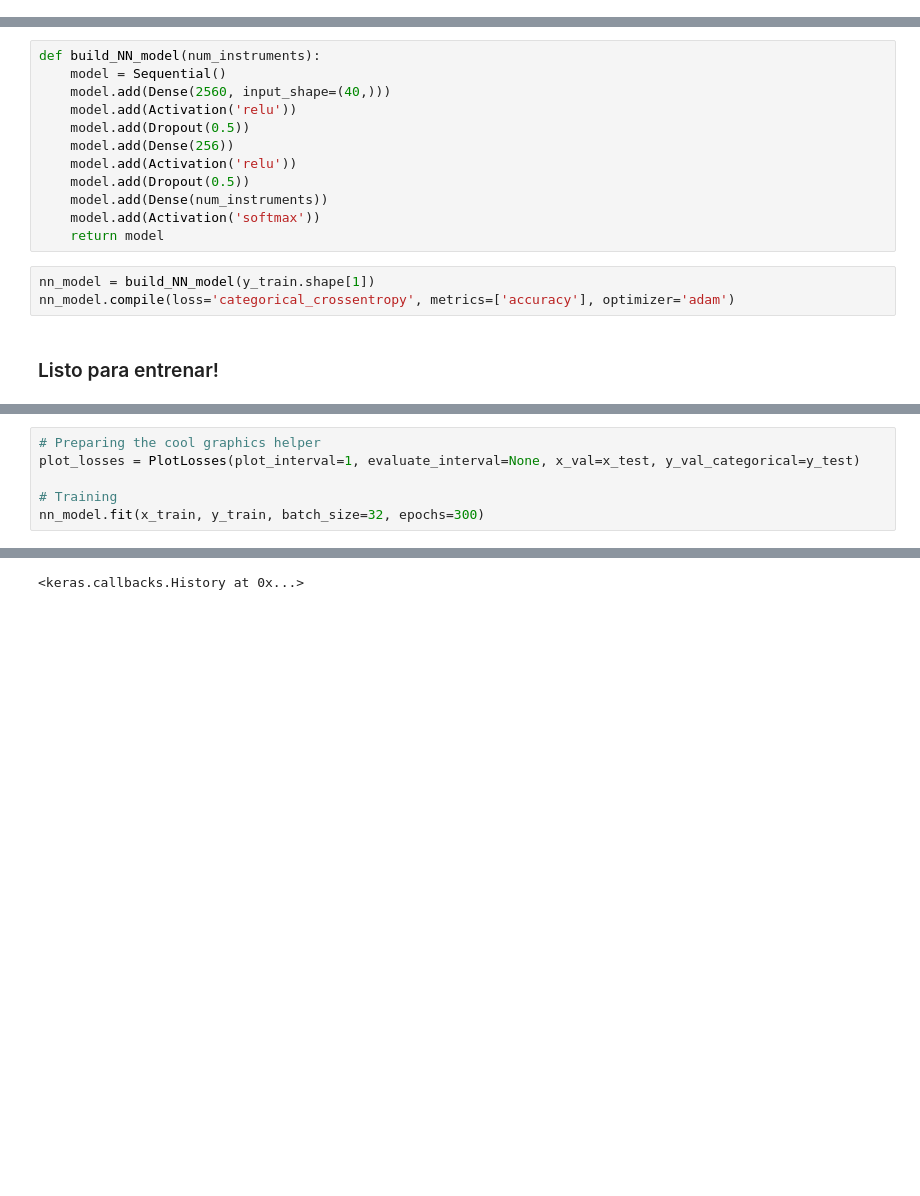
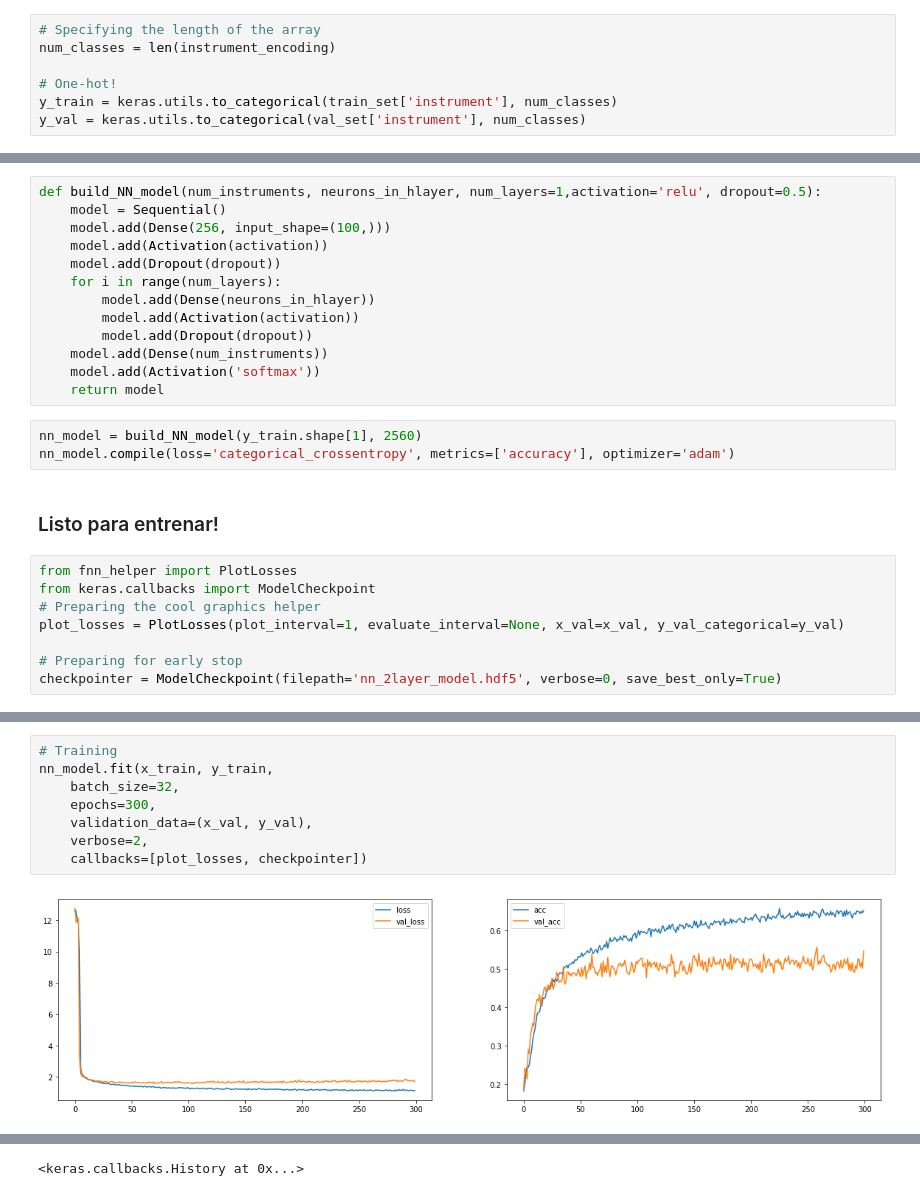
Before and after one commit to pedrini210/instrument-recognition, a Jupyter notebook: Instrument Recognition.ipynb, the cells around one changed output, grey strips where cells are left out. Drawn from its saved outputs; the diff is of its cells as text; blank space fills up the shorter version.

Commit message:
Training and evaluation of 3 models

```diff
--- a/Instrument Recognition.ipynb
+++ b/Instrument Recognition.ipynb
@@ -309,0 +299,7 @@ print(y_train)
+# %%
+# Specifying the length of the array
+num_classes = len(instrument_encoding)
+
+# One-hot!
+y_train = keras.utils.to_categorical(train_set['instrument'], num_classes)
+y_val = keras.utils.to_categorical(val_set['instrument'], num_classes)
@@ -322,19 +390,28 @@ from keras.models import Sequential
 from keras.layers.core import Dense, Dropout, Activation
 from keras.layers import Convolution2D, MaxPooling2D, GlobalAveragePooling2D
 # %%
-def build_NN_model(num_instruments):
+def build_NN_model(num_instruments, neurons_in_hlayer, num_layers=1,activation='relu', dropout=0.5):
     model = Sequential()
-    model.add(Dense(2560, input_shape=(40,)))
-    model.add(Activation('relu'))
-    model.add(Dropout(0.5))
-    model.add(Dense(256))
-    model.add(Activation('relu'))
-    model.add(Dropout(0.5))
+    model.add(Dense(256, input_shape=(100,)))
+    model.add(Activation(activation))
+    model.add(Dropout(dropout))
+    for i in range(num_layers):
+        model.add(Dense(neurons_in_hlayer))
+        model.add(Activation(activation))
+        model.add(Dropout(dropout))
     model.add(Dense(num_instruments))
     model.add(Activation('softmax'))
     return model
 # %%
-nn_model = build_NN_model(y_train.shape[1])
+nn_model = build_NN_model(y_train.shape[1], 2560)
 nn_model.compile(loss='categorical_crossentropy', metrics=['accuracy'], optimizer='adam')
 # %% [markdown]
 ### Listo para entrenar!
+# %%
+from fnn_helper import PlotLosses
+from keras.callbacks import ModelCheckpoint
+# Preparing the cool graphics helper
+plot_losses = PlotLosses(plot_interval=1, evaluate_interval=None, x_val=x_val, y_val_categorical=y_val)
+
+# Preparing for early stop
+checkpointer = ModelCheckpoint(filepath='nn_2layer_model.hdf5', verbose=0, save_best_only=True)
@@ -341,7 +429,10 @@ nn_model.compile(loss='categorical_crossentropy', metrics=['accuracy'], optimize
 # %%
-# Preparing the cool graphics helper
-plot_losses = PlotLosses(plot_interval=1, evaluate_interval=None, x_val=x_test, y_val_categorical=y_test)
-
 # Training
-nn_model.fit(x_train, y_train, batch_size=32, epochs=300)
+nn_model.fit(x_train, y_train,
+    batch_size=32,
+    epochs=300,
+    validation_data=(x_val, y_val),
+    verbose=2,
+    callbacks=[plot_losses, checkpointer])
 # %% [output]
+[figure, added]
```
Also changed, not shown: parts of 48 cells of this notebook, 4 other files.
